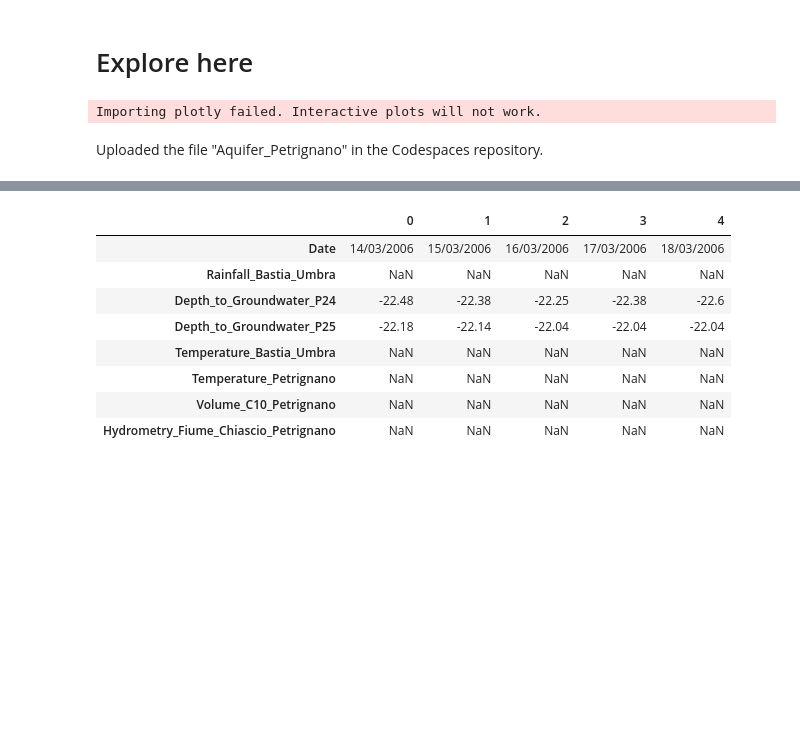
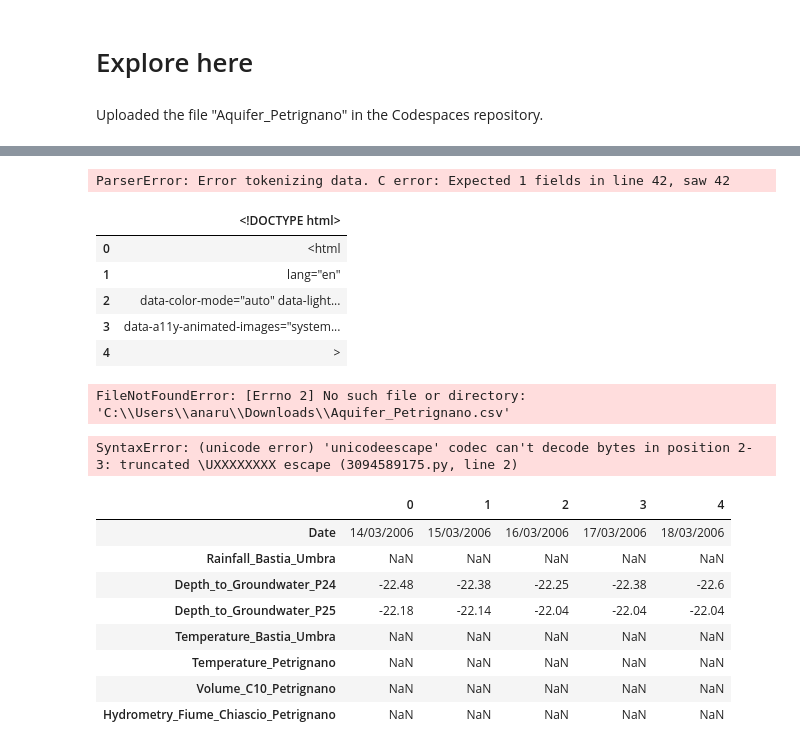
Before and after one commit to 4GeeksAcademy/Time-Series-project_AR, a Jupyter notebook: src/explore.ipynb, the cells around one changed output, grey strips where cells are left out. Drawn from its saved outputs; the diff is of its cells as text; code cells hidden in the pictures; blank space fills up the shorter version.

```diff
--- a/src/explore.ipynb
+++ b/src/explore.ipynb
@@ -4,6 +4,9 @@
 # Import libraries
 import pandas as pd
 import numpy as np
+
+
+"""
 import matplotlib.pyplot as plt
 import seaborn as sns
 from statsmodels.tsa.seasonal import seasonal_decompose
@@ -11,8 +14,7 @@ from statsmodels.tsa.stattools import adfuller
 from statsmodels.graphics.tsaplots import plot_acf
 from prophet import Prophet
 from pmdarima import auto_arima
+"""
-# %% [output]
-Importing plotly failed. Interactive plots will not work.
 # %% [markdown]
 Uploaded the file "Aquifer_Petrignano" in the Codespaces repository.
 # %%
@@ -30,6 +32,33 @@ df.head()
 | 2 | 16/03/2006 | NaN | -22.25 | -22.04 | NaN | ... |
 | 3 | 17/03/2006 | NaN | -22.38 | -22.04 | NaN | ... |
 | 4 | 18/03/2006 | NaN | -22.60 | -22.04 | NaN | ... |
+# %%
+df=pd.read_csv("https://github.com/stevengash/Aquifer-TimeSeries-Analysis-Visualization/blob/main/Aquifer_Petrignano.csv")
+df.head()
+# %% [output]
+ParserError: Error tokenizing data. C error: Expected 1 fields in line 42, saw 42
+# %%
+df=pd.read_csv("https://github.com/stevengash/Aquifer-TimeSeries-Analysis-Visualization/blob/main/Aquifer_Petrignano.csv", sep=',,')
+df.head()
+# %% [output]
+|  | <!DOCTYPE html> |
+| 0 | <html |
+| 1 | lang="en" |
+| 2 | data-color-mode="auto" data-light... |
+| 3 | data-a11y-animated-images="system... |
+| 4 | > |
+# %%
+# Get sales dataset
+df = pd.read_csv("C:\\Users\\anaru\\Downloads\\Aquifer_Petrignano.csv")
+df.head()
+# %% [output]
+FileNotFoundError: [Errno 2] No such file or directory: 'C:\\Users\\anaru\\Downloads\\Aquifer_Petrignano.csv'
+# %%
+# Get sales dataset
+df = pd.read_csv("C:\Users\anaru\Downloads\Aquifer_Petrignano.csv")
+df.head()
+# %% [output]
+SyntaxError: (unicode error) 'unicodeescape' codec can't decode bytes in position 2-3: truncated \UXXXXXXXX escape (3094589175.py, line 2)
 # %%
 df.head().T
 # %% [output]
```
Also changed, not shown: parts of 8 cells of this notebook, 1 other file.
